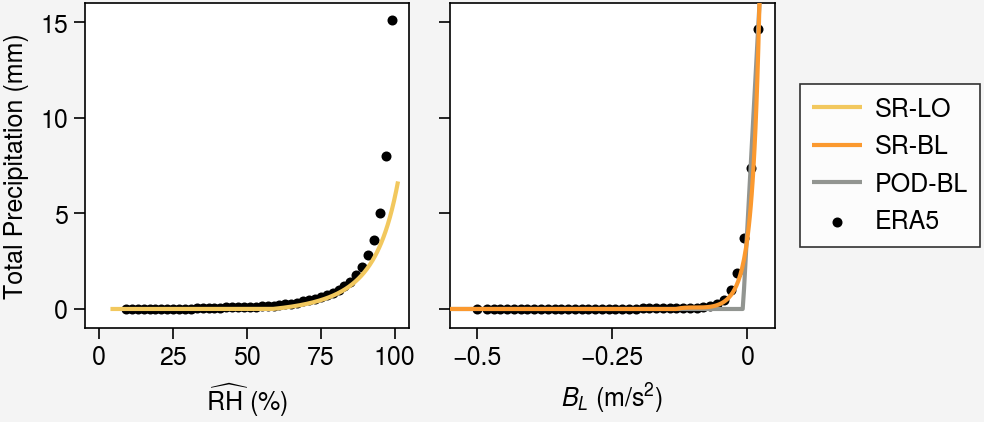
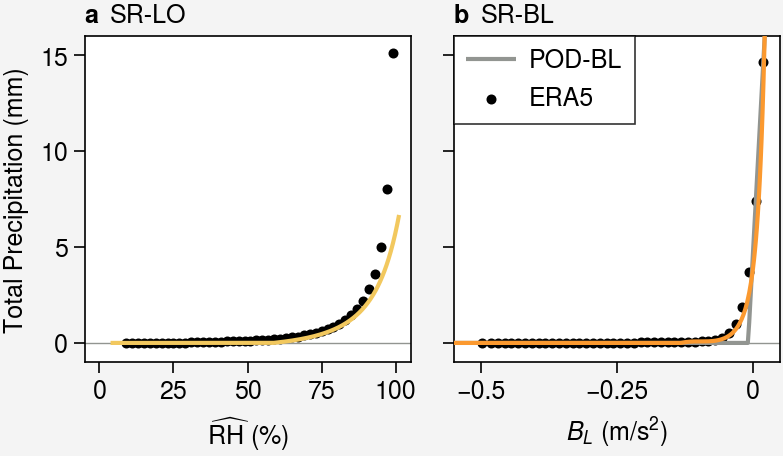
The change to this notebook cell's code, shown as a diff; its figure went from the first image to the second:
--- before
+++ after
@@ -42,15 +42,17 @@
 Plotnat = eval_sr('sr_lo',{'rh':rhnswrm})
 
-fig,axs = pplt.subplots(ncols=2,figwidth=5,sharex=False,sharey=True)
+fig,axs = pplt.subplots(ncols=2,figwidth=4,sharex=False,sharey=True)
 axs[0].scatter(rhbincen,rhnobsmeans,color='k',marker='.',zorder=0,label='')
 axs[0].plot(rhnsw,Plotnat,color=COLORS['sr_lo'],lw=1.5,zorder=5,label=LABELS['sr_lo'])
-axs[0].format(xlabel=r'$\widehat{\mathrm{RH}}$ (%)',xlim=(-5,105),xticks=25)
+axs[0].axhline(0,color='gray',lw=0.5)
+axs[0].format(title='SR-LO',xlabel=r'$\widehat{\mathrm{RH}}$ (%)',xlim=(-5,105),xticks=25)
 finite = np.isfinite(ymeans)
 axs[1].scatter(xbins[finite][::5],ymeans[finite][::5],color='k',marker='.',zorder=0,label='ERA5')
-axs[1].plot(blswnat,Psrbl,color=COLORS['sr_bl'],lw=1.5,zorder=5,label=LABELS['sr_bl'])
+axs[1].plot(blswnat,Psrbl,color=COLORS['sr_bl'],lw=1.5,zorder=5,label='')
 axs[1].plot(xbins,Ppodbl,color=podcolor,lw=1.5,zorder=4,label=podlabel)
-axs[1].format(xlabel=r'$\mathit{B_L}$ (m/s$^2$)',xlim=(-0.55,0.05),xticks=0.25)
-axs.format(grid=False,ylabel='Total Precipitation (mm)',ylim=(-1,16),yticks=5,titleloc='l')
-fig.legend(loc='r',ncols=1)
+axs[1].axhline(0,color='gray',lw=0.5)
+axs[1].format(title='SR-BL',xlabel=r'$\mathit{B_L}$ (m/s$^2$)',xlim=(-0.55,0.05),xticks=0.25)
+axs.format(abc=True,grid=False,ylabel='Total Precipitation (mm)',ylim=(-1,16),yticks=5,titleloc='l')
+axs[1].legend(loc='ul',ncols=1)
 pplt.show()
 fig.save('../figs/fig_3.jpg')

Commit: Edits